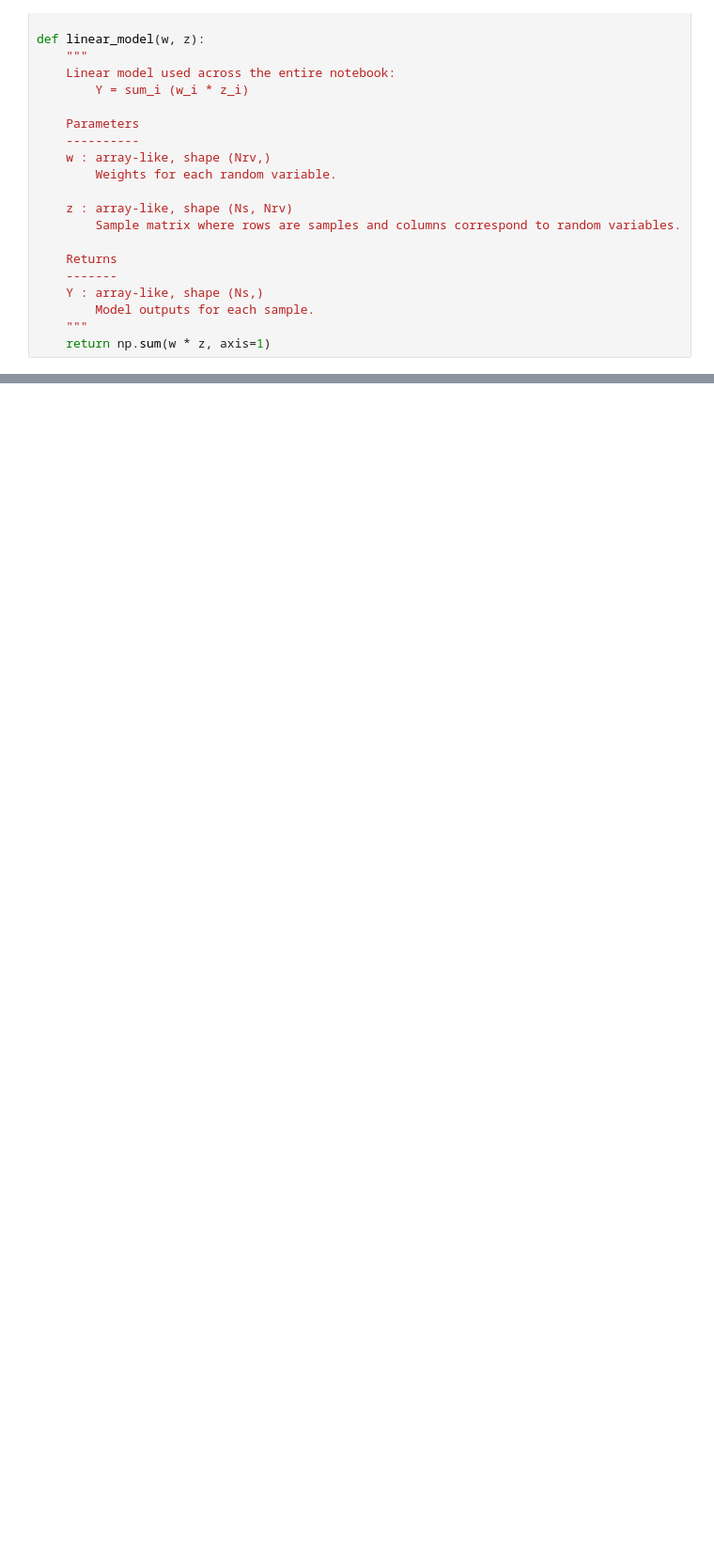
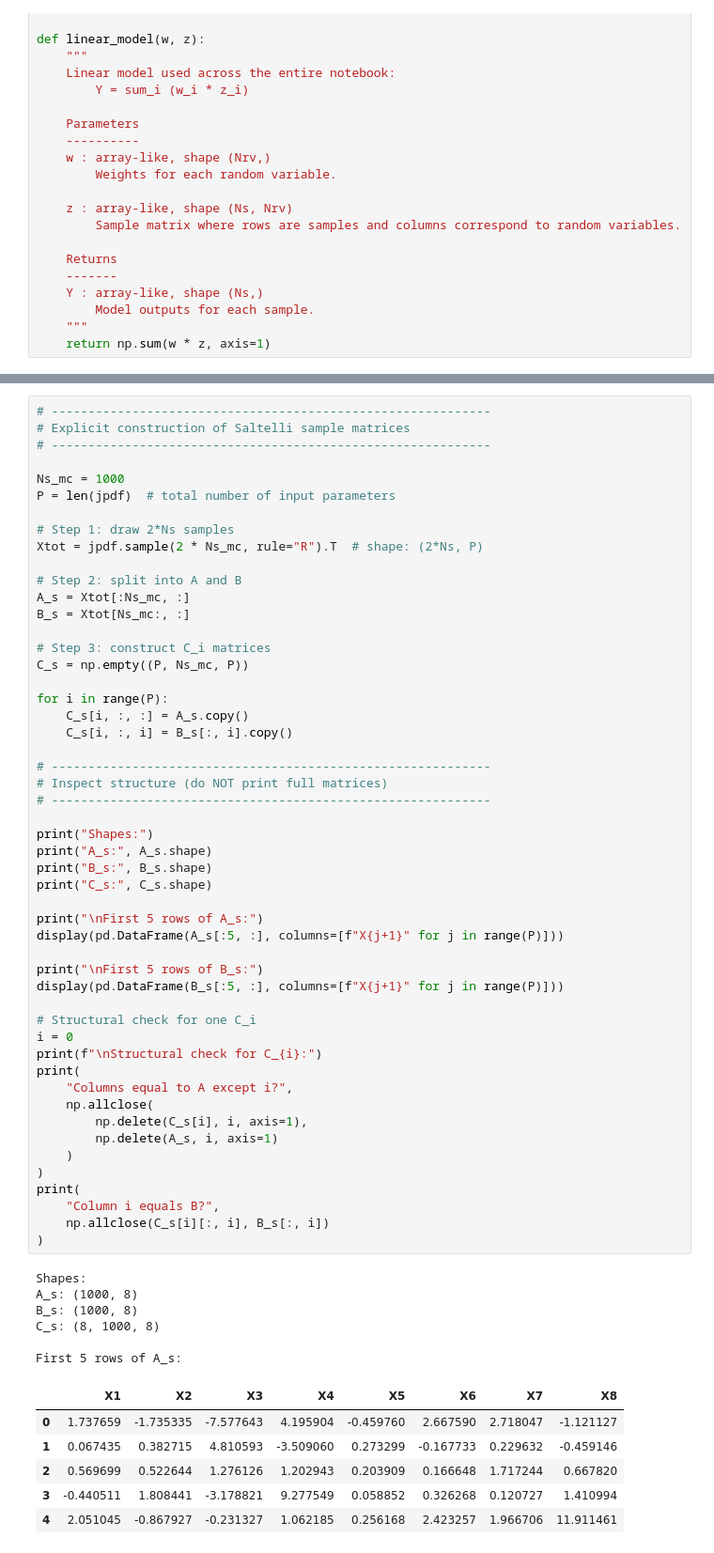
Before and after one commit to lrhgit/uqsa2025, a Jupyter notebook: monte_carlo.ipynb, the cells around one changed output, grey strips where cells are left out. Shown at 94% size. Cells and saved outputs as stored; diff of their text form; blank space fills up the shorter version.

```diff
--- a/monte_carlo.ipynb
+++ b/monte_carlo.ipynb
@@ -355,0 +333,64 @@ Monte Carlo Sobol indices
+# %%
+# ------------------------------------------------------------
+# Explicit construction of Saltelli sample matrices
+# ------------------------------------------------------------
+
+Ns_mc = 1000
+P = len(jpdf)  # total number of input parameters
+
+# Step 1: draw 2*Ns samples
+Xtot = jpdf.sample(2 * Ns_mc, rule="R").T  # shape: (2*Ns, P)
+
+# Step 2: split into A and B
+A_s = Xtot[:Ns_mc, :]
+B_s = Xtot[Ns_mc:, :]
+
+# Step 3: construct C_i matrices
+C_s = np.empty((P, Ns_mc, P))
+
+for i in range(P):
+    C_s[i, :, :] = A_s.copy()
+    C_s[i, :, i] = B_s[:, i].copy()
+
+# ------------------------------------------------------------
+# Inspect structure (do NOT print full matrices)
+# ------------------------------------------------------------
+
+print("Shapes:")
+print("A_s:", A_s.shape)
+print("B_s:", B_s.shape)
+print("C_s:", C_s.shape)
+
+print("\nFirst 5 rows of A_s:")
+display(pd.DataFrame(A_s[:5, :], columns=[f"X{j+1}" for j in range(P)]))
+
+print("\nFirst 5 rows of B_s:")
+display(pd.DataFrame(B_s[:5, :], columns=[f"X{j+1}" for j in range(P)]))
+
+# Structural check for one C_i
+i = 0
+print(f"\nStructural check for C_{i}:")
+print(
+    "Columns equal to A except i?",
+    np.allclose(
+        np.delete(C_s[i], i, axis=1),
+        np.delete(A_s, i, axis=1)
+    )
+)
+print(
+    "Column i equals B?",
+    np.allclose(C_s[i][:, i], B_s[:, i])
+)
+# %% [output]
+Shapes:
+A_s: (1000, 8)
+B_s: (1000, 8)
+C_s: (8, 1000, 8)
+
+First 5 rows of A_s:
+|  | X1 | X2 | X3 | X4 | X5 | X6 | X7 | X8 |
+| 0 | 1.737659 | -1.735335 | -7.577643 | 4.195904 | -0.459760 | 2.667590 | 2.718047 | -1.121127 |
+| 1 | 0.067435 | 0.382715 | 4.810593 | -3.509060 | 0.273299 | -0.167733 | 0.229632 | -0.459146 |
+| 2 | 0.569699 | 0.522644 | 1.276126 | 1.202943 | 0.203909 | 0.166648 | 1.717244 | 0.667820 |
+| 3 | -0.440511 | 1.808441 | -3.178821 | 9.277549 | 0.058852 | 0.326268 | 0.120727 | 1.410994 |
+| 4 | 2.051045 | -0.867927 | -0.231327 | 1.062185 | 0.256168 | 2.423257 | 1.966706 | 11.911461 |
```
Also changed, not shown: parts of 35 cells of this notebook.
